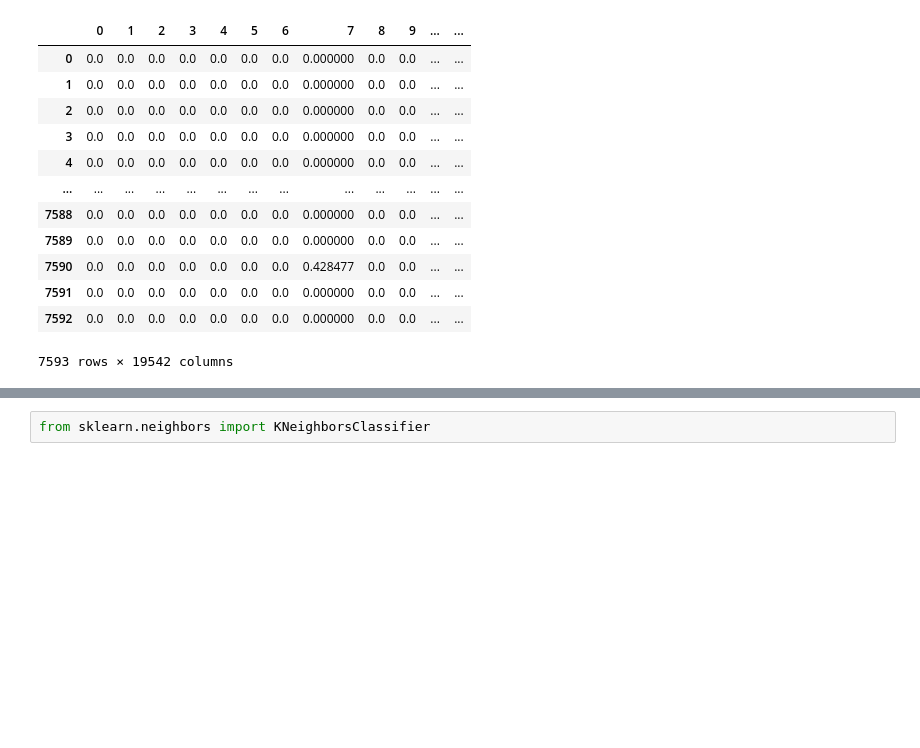
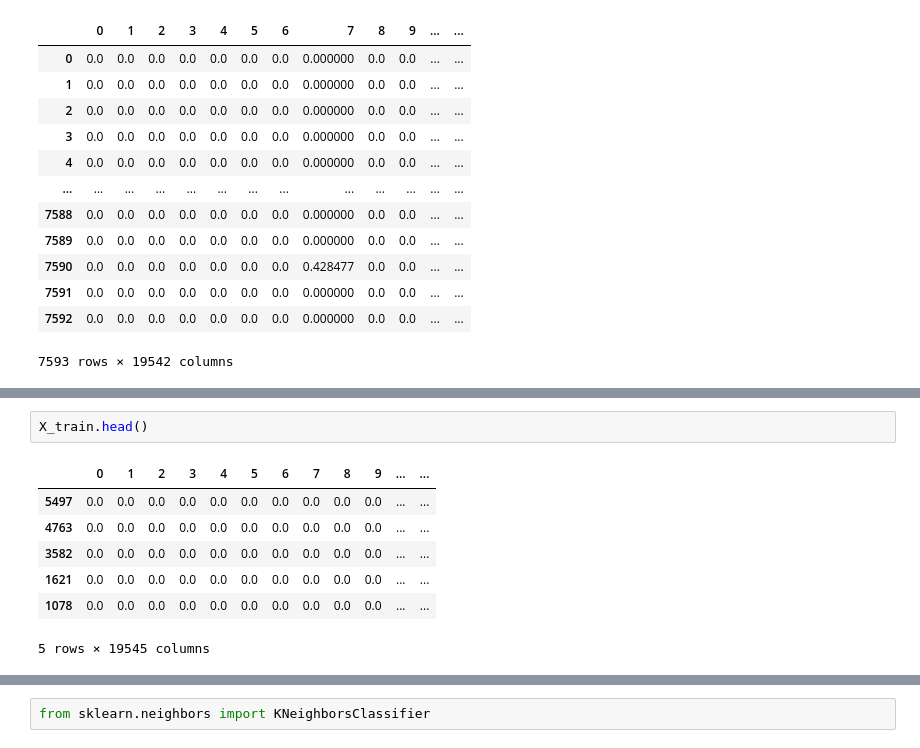
Before and after one commit to Shiska07/Information-Retreval-and-Natural-Language-Processing, a Jupyter notebook: Disaster_Tweets_Classification/2 - Classification using tf-idf Vector Space Model.ipynb, the cells around one changed output, grey strips where cells are left out. Cells and saved outputs as stored; diff of their text form; blank space fills up the shorter version.

```diff
--- a/Disaster_Tweets_Classification/2 - Classification using tf-idf Vector Space Model.ipynb
+++ b/Disaster_Tweets_Classification/2 - Classification using tf-idf Vector Space Model.ipynb
@@ -230,0 +250,10 @@ We will first use KNN classifier to create a model by just using the tf-idf vect
+# %%
+X_train.head()
+# %% [output]
+|  | 0 | 1 | 2 | 3 | 4 | 5 | 6 | 7 | 8 | 9 | ... | ... |
+| 5497 | 0.0 | 0.0 | 0.0 | 0.0 | 0.0 | 0.0 | 0.0 | 0.0 | 0.0 | 0.0 | ... | ... |
+| 4763 | 0.0 | 0.0 | 0.0 | 0.0 | 0.0 | 0.0 | 0.0 | 0.0 | 0.0 | 0.0 | ... | ... |
+| 3582 | 0.0 | 0.0 | 0.0 | 0.0 | 0.0 | 0.0 | 0.0 | 0.0 | 0.0 | 0.0 | ... | ... |
+| 1621 | 0.0 | 0.0 | 0.0 | 0.0 | 0.0 | 0.0 | 0.0 | 0.0 | 0.0 | 0.0 | ... | ... |
+| 1078 | 0.0 | 0.0 | 0.0 | 0.0 | 0.0 | 0.0 | 0.0 | 0.0 | 0.0 | 0.0 | ... | ... |
+5 rows × 19545 columns
```
Also changed, not shown: parts of 33 cells of this notebook, 1 other file.
